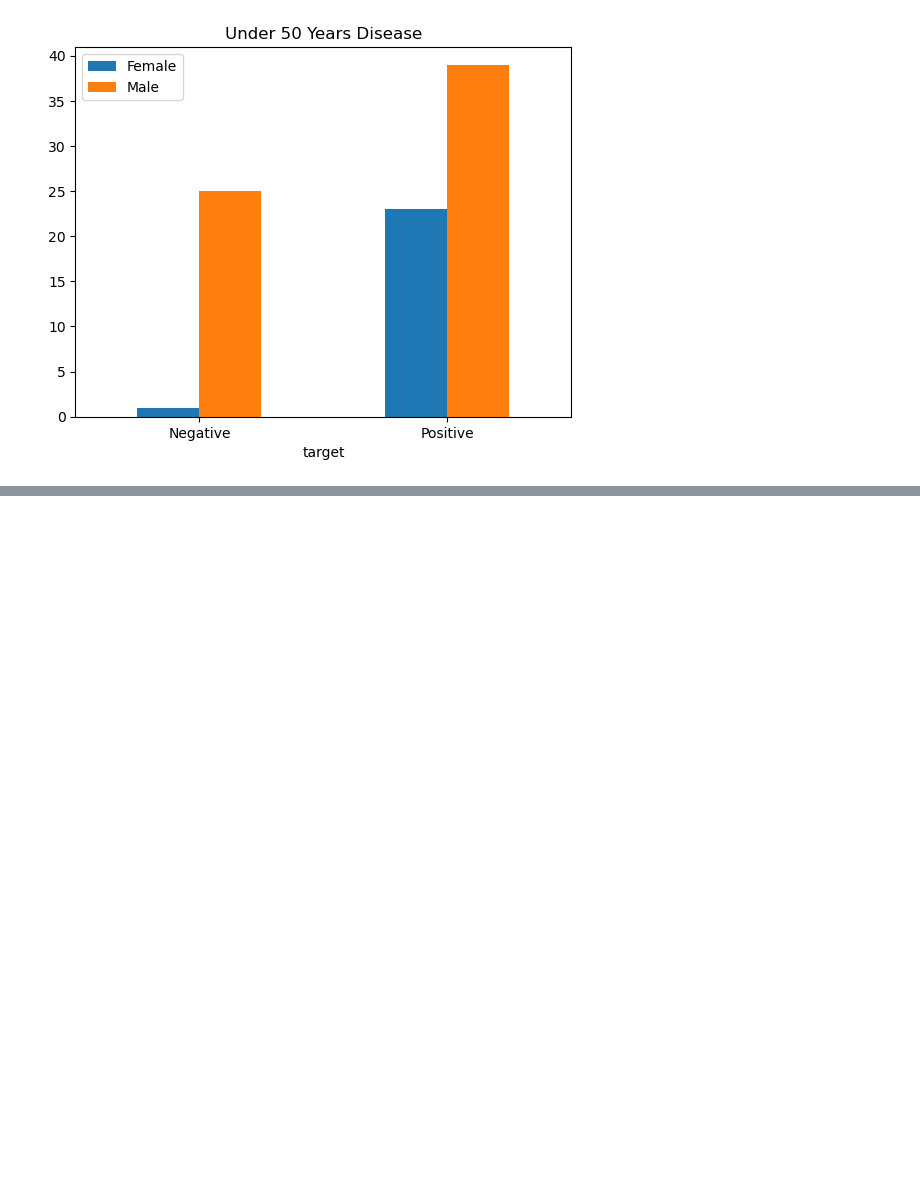
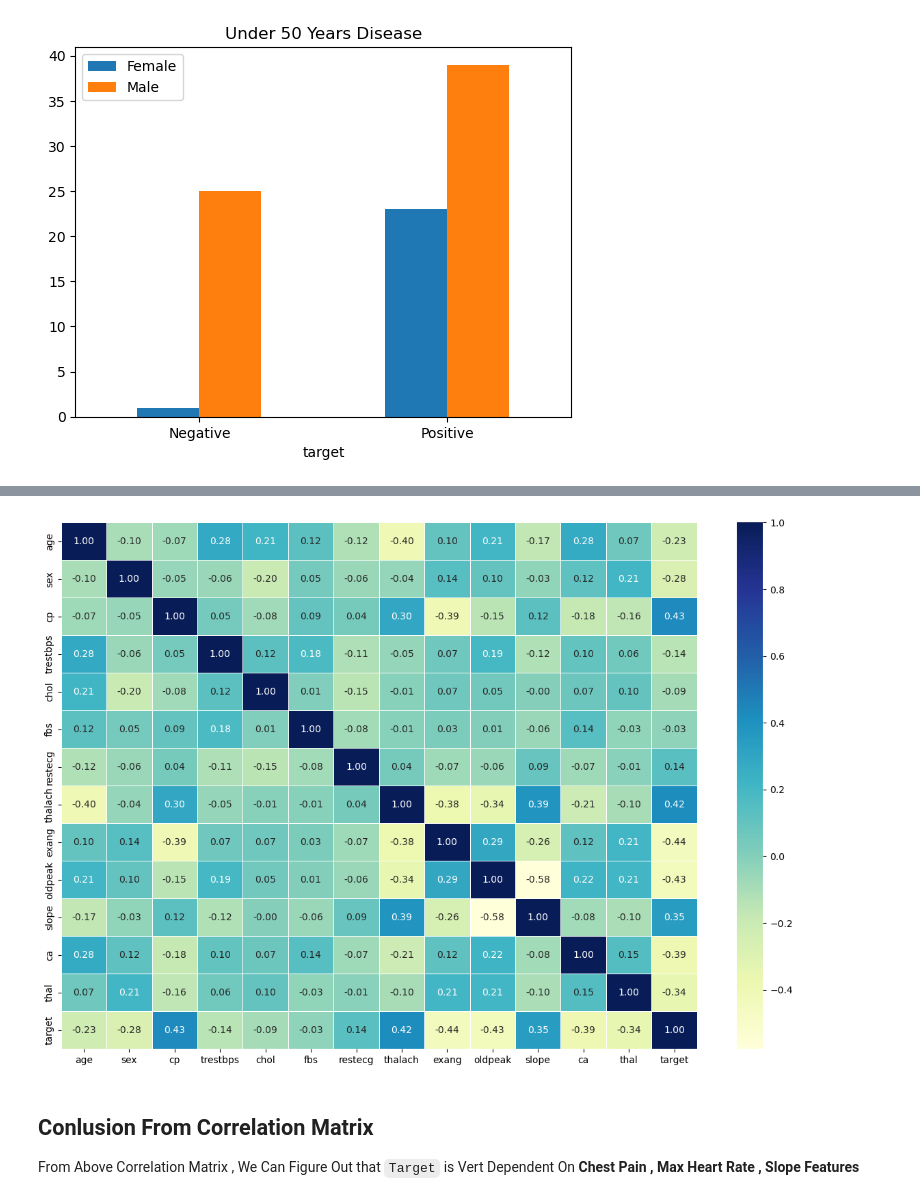
Before and after one commit to Hamid-Ba/heart-disease-project, a Jupyter notebook: Heart Disease Project.ipynb, the cells around one changed output, grey strips where cells are left out. Cells and saved outputs as stored; diff of their text form; code cells hidden in the pictures; blank space fills up the shorter version.

```diff
--- a/Heart Disease Project.ipynb
+++ b/Heart Disease Project.ipynb
@@ -151,0 +171,14 @@ plt.legend(['Female' , 'Male']);
+# %%
+corr_matrix = df.corr()
+
+fix , ax = plt.subplots(figsize=(15,10))
+ax = sns.heatmap(corr_matrix,
+                 annot=True,
+                 linewidths=0.5,
+                 fmt=".2f",
+                 cmap="YlGnBu");
+# %% [output]
+[figure, added]
+# %% [markdown]
+## Conlusion From Correlation Matrix
+From Above Correlation Matrix , We Can Figure Out that `Target` is Vert Dependent On **Chest Pain , Max Heart Rate , Slope Features**
```
Also changed, not shown: parts of 2 cells of this notebook.
